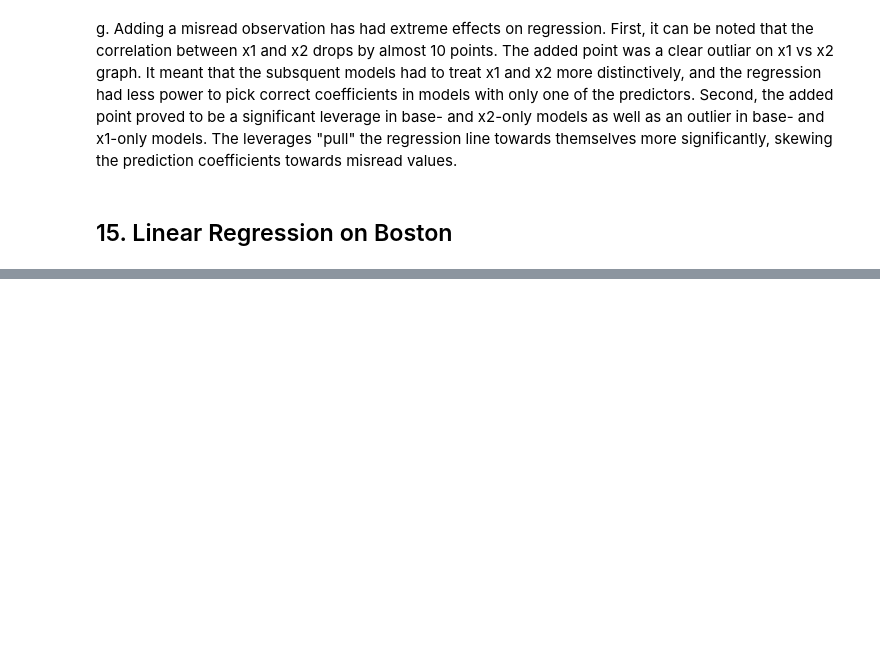
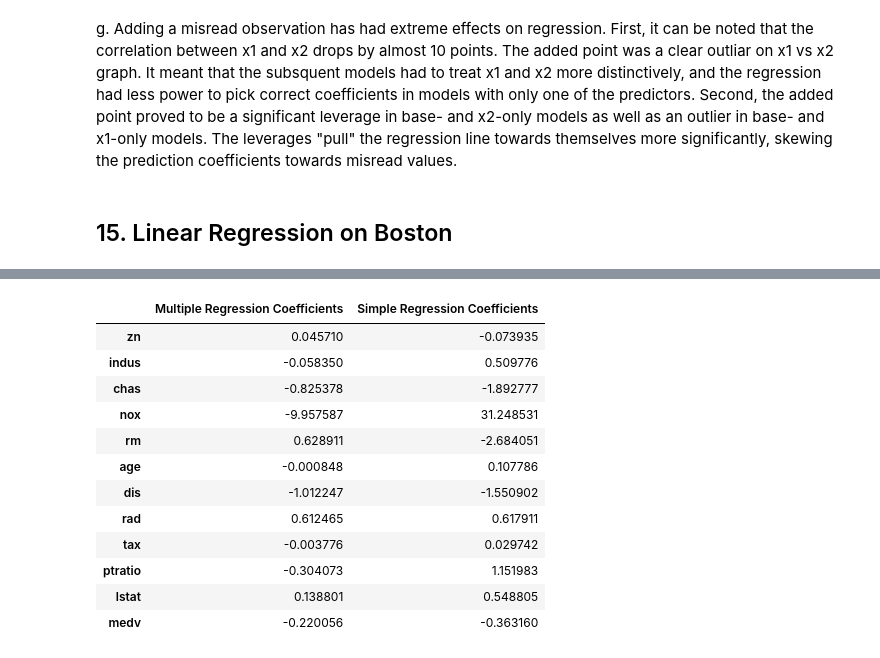
Before and after one commit to NDubelovskyi/ISLP, a Jupyter notebook: Chapter 3 Application.ipynb, the cells around one changed output, grey strips where cells are left out. Saved outputs shown, nothing was run; the diff lists cells and outputs as text; code cells hidden in the pictures; blank space fills up the shorter version.

```diff
--- a/Chapter 3 Application.ipynb
+++ b/Chapter 3 Application.ipynb
@@ -1368,0 +1439,25 @@ g. Adding a misread observation has had extreme effects on regression. First, it
+# %%
+# Combine coefficients into a single data frame
+results9 = results91.params.to_frame()
+results9 = results9.drop(index=['intercept'])
+results9.columns = ['Multiple Regression Coefficients']
+results9['Simple Regression Coefficients'] = 0.0
+
+for pred in res.keys():
+  results9.loc[pred, 'Simple Regression Coefficients'] = res[pred].params.iloc[1]
+
+results9
+# %% [output]
+|  | Multiple Regression Coefficients | Simple Regression Coefficients |
+| zn | 0.045710 | -0.073935 |
+| indus | -0.058350 | 0.509776 |
+| chas | -0.825378 | -1.892777 |
+| nox | -9.957587 | 31.248531 |
+| rm | 0.628911 | -2.684051 |
+| age | -0.000848 | 0.107786 |
+| dis | -1.012247 | -1.550902 |
+| rad | 0.612465 | 0.617911 |
+| tax | -0.003776 | 0.029742 |
+| ptratio | -0.304073 | 1.151983 |
+| lstat | 0.138801 | 0.548805 |
+| medv | -0.220056 | -0.363160 |
```
Also changed, not shown: parts of 22 cells of this notebook.
